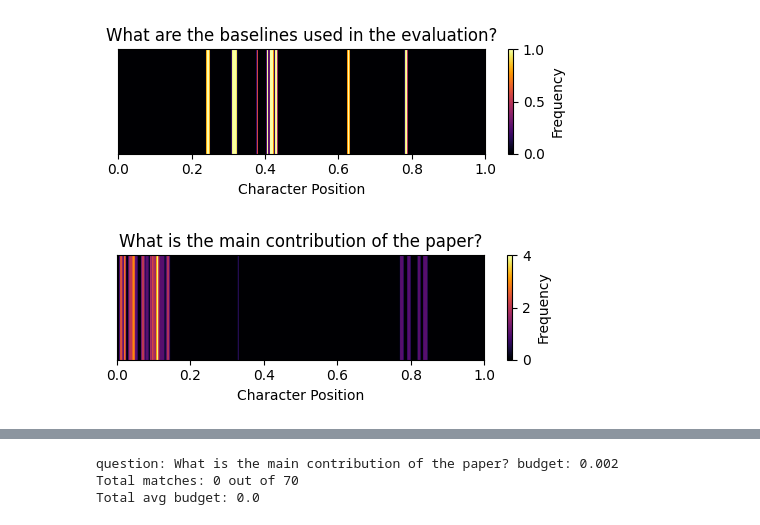
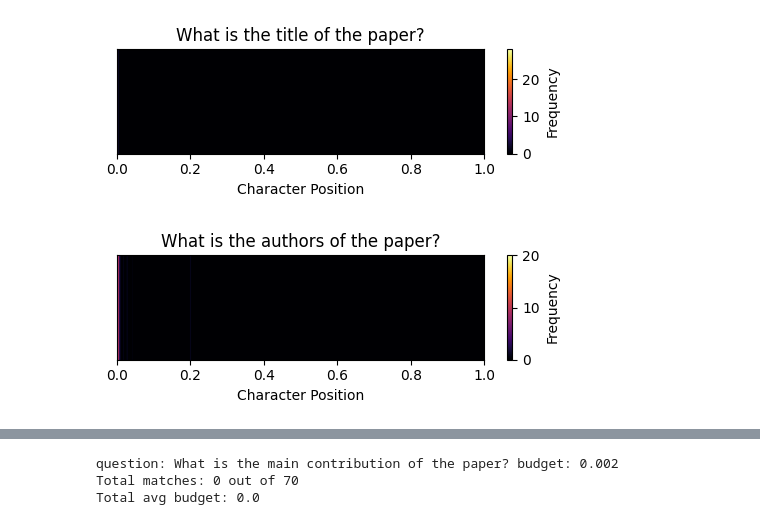
Before and after one commit to Tranway1/AttentiveTrim, a Jupyter notebook: src/attentivetrim/data_prep/dataset_processing.ipynb, the cells around one changed output, grey strips where cells are left out. Cells and saved outputs as stored; diff of their text form; code cells hidden in the pictures.

Commit message:
update questions and get whole attention map for both paper and notice dataset

```diff
--- a/src/attentivetrim/data_prep/dataset_processing.ipynb
+++ b/src/attentivetrim/data_prep/dataset_processing.ipynb
@@ -105,7 +107,7 @@ with open(config_path) as f:
 # dataset = "notice"
 dataset = "paper"
 file_list = data["datasets"][dataset]["list"]
-questions = data["query"][f'{dataset.upper()}_QUESTIONS']
+questions = data["query"][f'{dataset.upper()}_QUESTIONS'][:2]
 
 for question in questions:
     print(f"Processing question: {question} on dataset: {dataset}")
@@ -151,10 +152,10 @@ config_path = '../../../questions/question.json'
 with open(config_path) as f:
     data = json.load(f)
 
-dataset = "notice"
-# dataset = "paper"
+# dataset = "notice"
+dataset = "paper"
 file_list = data["datasets"][dataset]["list"]
-questions = data["query"][f'{dataset.upper()}_QUESTIONS']
+questions = data["query"][f'{dataset.upper()}_QUESTIONS'][:2]
 
 for question in questions:
     print(f"Processing question: {question} on dataset: {dataset}")
@@ -208,7 +209,7 @@ with open(config_path) as f:
 # dataset = "notice"
 dataset = "paper"
 file_list = data["datasets"][dataset]["list"]
-questions = data["query"][f'{dataset.upper()}_QUESTIONS']
+questions = data["query"][f'{dataset.upper()}_QUESTIONS'][:2]
 
 for question in questions:
     task_file = f"{dataset}_{question}-location.json"
@@ -237,3 +220,3 @@ Skipping /Users/chunwei/research/ZenDB/raw_data/paper/EdiPulse: Investigating a
-[figure, old version]
+[figure, new version]
-[figure, old version]
+[figure, new version]
 # %%
```
Also changed, not shown: parts of 5 cells of this notebook, 4 other files.
